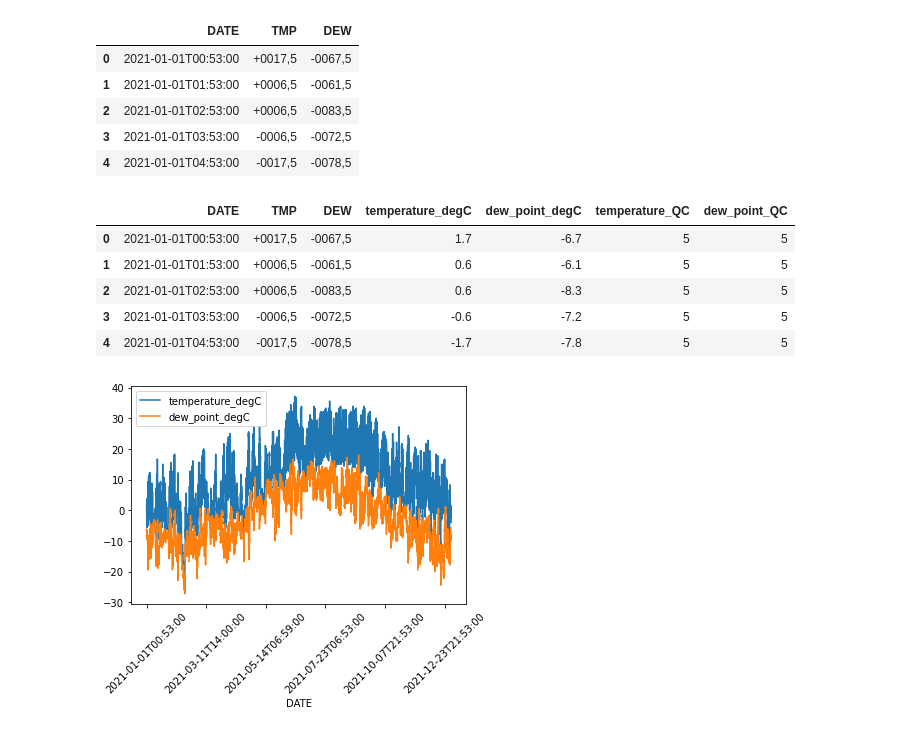
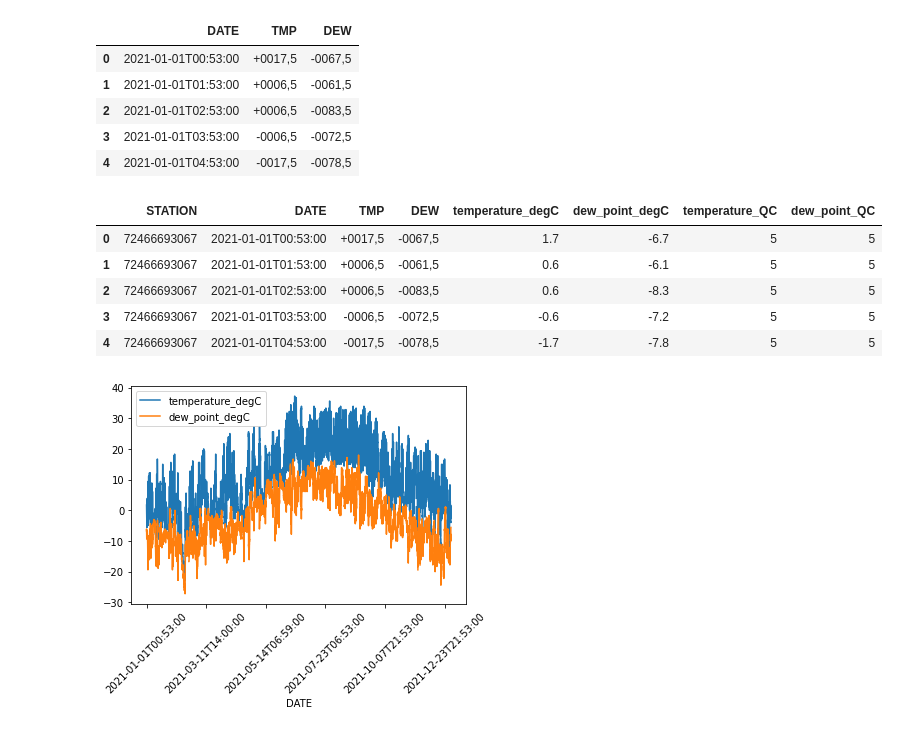
Before and after one commit to mharty3/energy_data_capstone, a Jupyter notebook: 00_data_source_exploration/weather_station.ipynb, the cells around one changed output. Cells and saved outputs as stored; diff of their text form; code cells hidden in the pictures.

```diff
--- a/00_data_source_exploration/weather_station.ipynb
+++ b/00_data_source_exploration/weather_station.ipynb
@@ -119,14 +119,14 @@ station_data = (station_data
                   )
             )
 # %%
-station_data[['DATE', 'TMP', 'DEW', 'temperature_degC', 'dew_point_degC', 'temperature_QC', 'dew_point_QC']].head()
+station_data[['STATION', 'DATE', 'TMP', 'DEW', 'temperature_degC', 'dew_point_degC', 'temperature_QC', 'dew_point_QC']].head()
 # %% [output]
-|  | DATE | TMP | DEW | temperature_degC | dew_point_degC | temperature_QC | dew_point_QC |
-| 0 | 2021-01-01T00:53:00 | +0017,5 | -0067,5 | 1.7 | -6.7 | 5 | 5 |
-| 1 | 2021-01-01T01:53:00 | +0006,5 | -0061,5 | 0.6 | -6.1 | 5 | 5 |
-| 2 | 2021-01-01T02:53:00 | +0006,5 | -0083,5 | 0.6 | -8.3 | 5 | 5 |
-| 3 | 2021-01-01T03:53:00 | -0006,5 | -0072,5 | -0.6 | -7.2 | 5 | 5 |
-| 4 | 2021-01-01T04:53:00 | -0017,5 | -0078,5 | -1.7 | -7.8 | 5 | 5 |
+|  | STATION | DATE | TMP | DEW | temperature_degC | dew_point_degC | temperature_QC | dew_point_QC |
+| 0 | 72466693067 | 2021-01-01T00:53:00 | +0017,5 | -0067,5 | 1.7 | -6.7 | 5 | 5 |
+| 1 | 72466693067 | 2021-01-01T01:53:00 | +0006,5 | -0061,5 | 0.6 | -6.1 | 5 | 5 |
+| 2 | 72466693067 | 2021-01-01T02:53:00 | +0006,5 | -0083,5 | 0.6 | -8.3 | 5 | 5 |
+| 3 | 72466693067 | 2021-01-01T03:53:00 | -0006,5 | -0072,5 | -0.6 | -7.2 | 5 | 5 |
+| 4 | 72466693067 | 2021-01-01T04:53:00 | -0017,5 | -0078,5 | -1.7 | -7.8 | 5 | 5 |
 # %%
 station_data.set_index('DATE')[['temperature_degC', 'dew_point_degC']].plot()
 plt.xticks(rotation=45);
```
Also changed, not shown: parts of 9 cells of this notebook, 1 other file.
